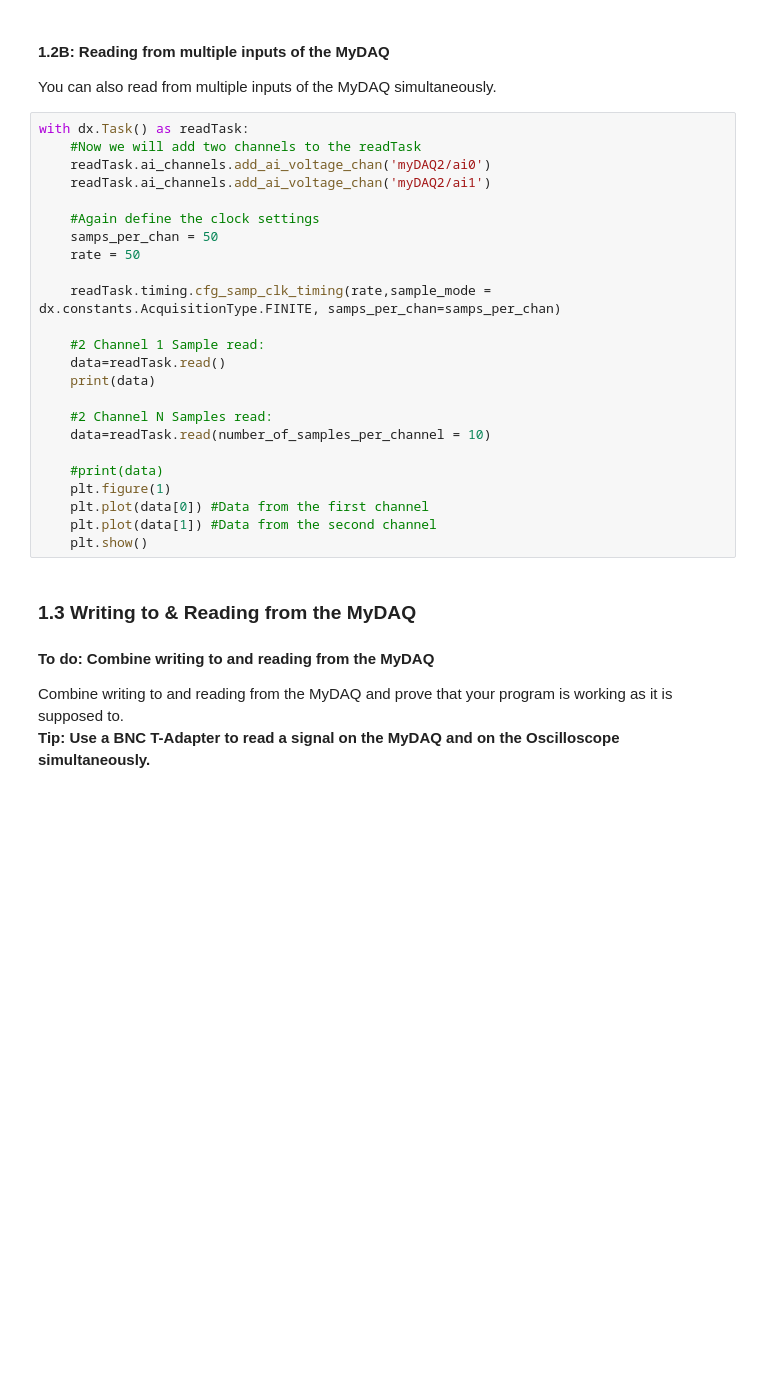
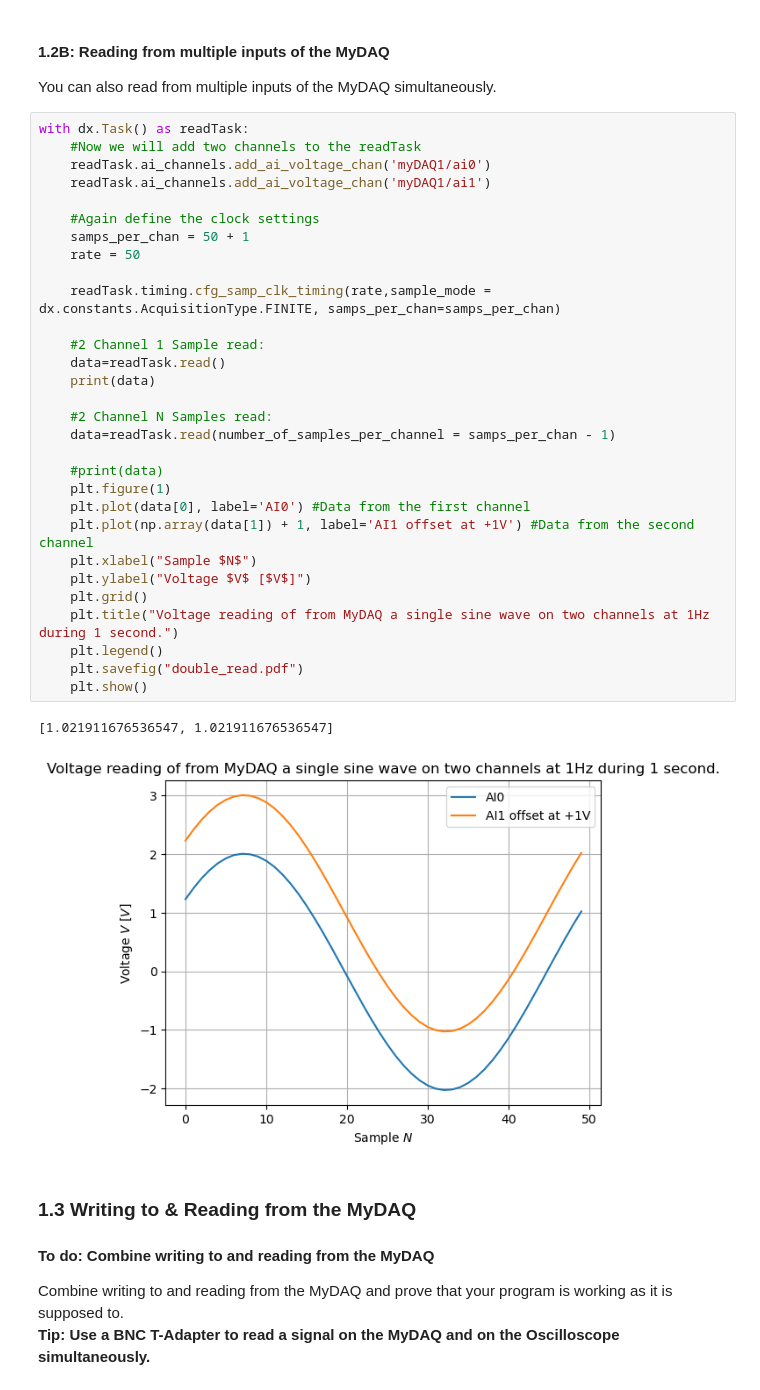
Before and after one commit to NerdyN00B/Physics-Experiments, a Jupyter notebook: PE1/preparation notebooks session 1/PE1_Theory1_MyDAQ_upd.ipynb, the cells around one changed output. Drawn from its saved outputs; the diff is of its cells as text; blank space fills up the shorter version.

```diff
--- a/PE1/preparation notebooks session 1/PE1_Theory1_MyDAQ_upd.ipynb
+++ b/PE1/preparation notebooks session 1/PE1_Theory1_MyDAQ_upd.ipynb
@@ -184,27 +192,36 @@ You can also read from multiple inputs of the MyDAQ simultaneously.
 # %%
 with dx.Task() as readTask:
     #Now we will add two channels to the readTask
-    readTask.ai_channels.add_ai_voltage_chan('myDAQ2/ai0')
-    readTask.ai_channels.add_ai_voltage_chan('myDAQ2/ai1')
+    readTask.ai_channels.add_ai_voltage_chan('myDAQ1/ai0')
+    readTask.ai_channels.add_ai_voltage_chan('myDAQ1/ai1')
 
     #Again define the clock settings
-    samps_per_chan = 50
+    samps_per_chan = 50 + 1
     rate = 50
 
     readTask.timing.cfg_samp_clk_timing(rate,sample_mode = dx.constants.AcquisitionType.FINITE, samps_per_chan=samps_per_chan)
 
     #2 Channel 1 Sample read:
     data=readTask.read()
     print(data)
 
     #2 Channel N Samples read:
-    data=readTask.read(number_of_samples_per_channel = 10)
+    data=readTask.read(number_of_samples_per_channel = samps_per_chan - 1)
 
     #print(data)
     plt.figure(1)
-    plt.plot(data[0]) #Data from the first channel
-    plt.plot(data[1]) #Data from the second channel
+    plt.plot(data[0], label='AI0') #Data from the first channel
+    plt.plot(np.array(data[1]) + 1, label='AI1 offset at +1V') #Data from the second channel
+    plt.xlabel("Sample $N$")
+    plt.ylabel("Voltage $V$ [$V$]")
+    plt.grid()
+    plt.title("Voltage reading of from MyDAQ a single sine wave on two channels at 1Hz during 1 second.")
+    plt.legend()
+    plt.savefig("double_read.pdf")
     plt.show()
+# %% [output]
+[1.021911676536547, 1.021911676536547]
+[figure, added]
 # %% [markdown]
 <h3>1.3 Writing to & Reading from the MyDAQ</h3>
 
```
Also changed, not shown: parts of 7 cells of this notebook, 10 other files.
